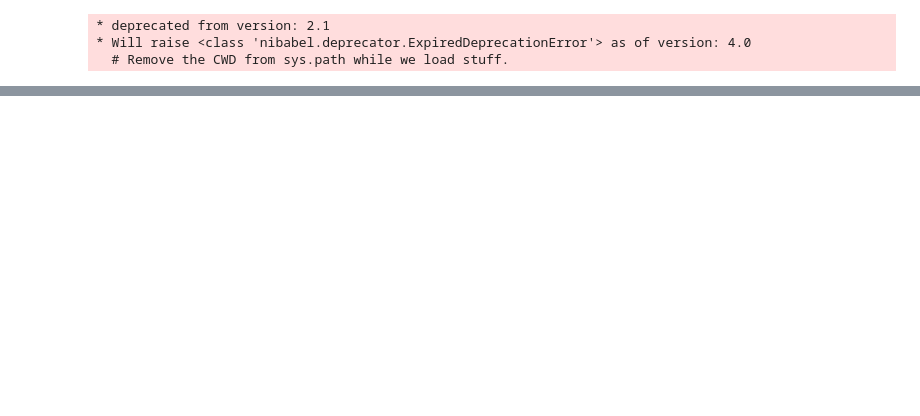
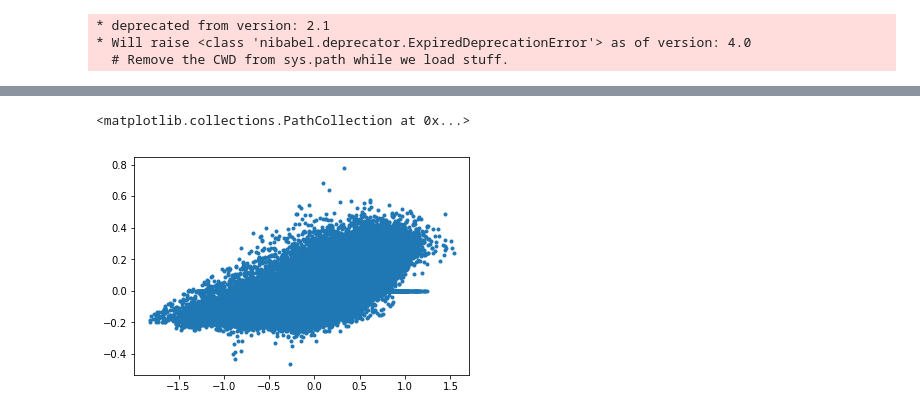
Before and after one commit to kristianeschenburg/trimeshpy, a Jupyter notebook: notebooks/Test_TriMeshPy.ipynb, the cells around one changed output, grey strips where cells are left out. Drawn from its saved outputs; the diff is of its cells as text; code cells hidden in the pictures; blank space fills up the shorter version.

```diff
--- a/notebooks/Test_TriMeshPy.ipynb
+++ b/notebooks/Test_TriMeshPy.ipynb
@@ -65,0 +121,5 @@ for l in np.arange(lines.shape[0]):
+# %%
+plt.scatter(sulc,curv,marker='.')
+# %% [output]
+<matplotlib.collections.PathCollection at 0x...>
+[figure, added]
```
Also changed, not shown: parts of 24 cells of this notebook, 2 other files.
